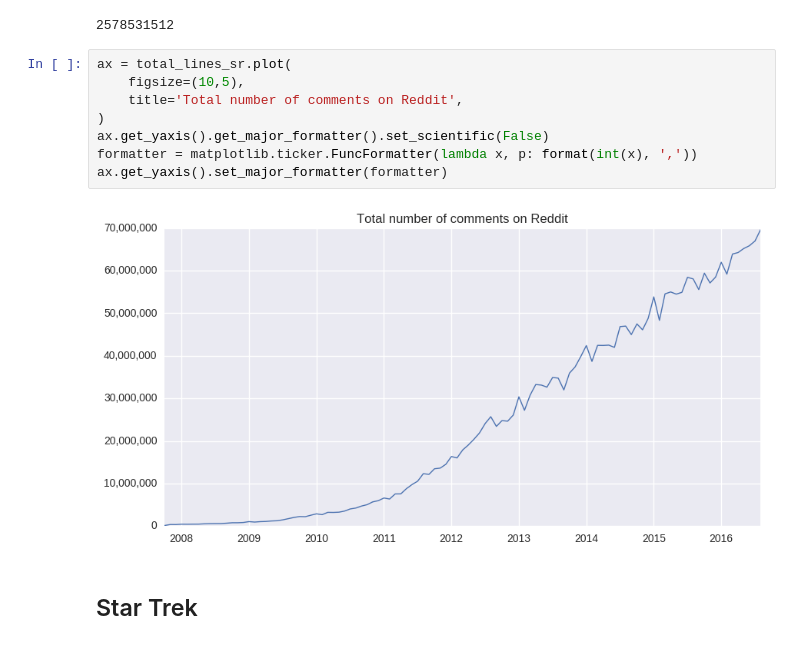
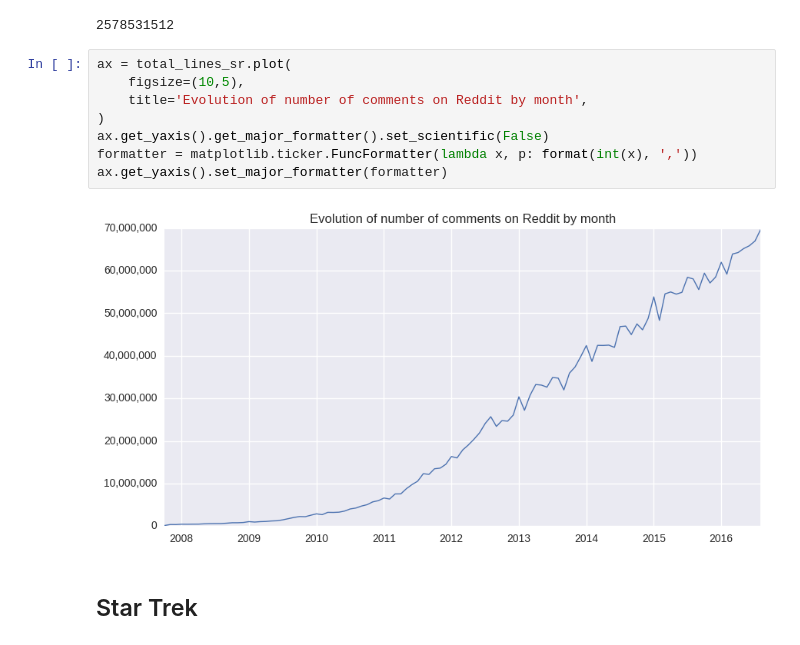
Before and after one commit to mavillard/nandi, a Jupyter notebook: reddit.ipynb, the cells around one changed output. Saved outputs shown, nothing was run; the diff lists cells and outputs as text.

```diff
--- a/reddit.ipynb
+++ b/reddit.ipynb
@@ -159,13 +174,13 @@ total_lines_sr.sum()
 # %%
 ax = total_lines_sr.plot(
     figsize=(10,5),
-    title='Total number of comments on Reddit',
+    title='Evolution of number of comments on Reddit by month',
 )
 ax.get_yaxis().get_major_formatter().set_scientific(False)
 formatter = matplotlib.ticker.FuncFormatter(lambda x, p: format(int(x), ','))
 ax.get_yaxis().set_major_formatter(formatter)
 # %% [output]
-[figure, old version]
+[figure, new version]
 # %% [markdown]
 ## Star Trek
 # %%
```
Also changed, not shown: parts of 50 cells of this notebook.
